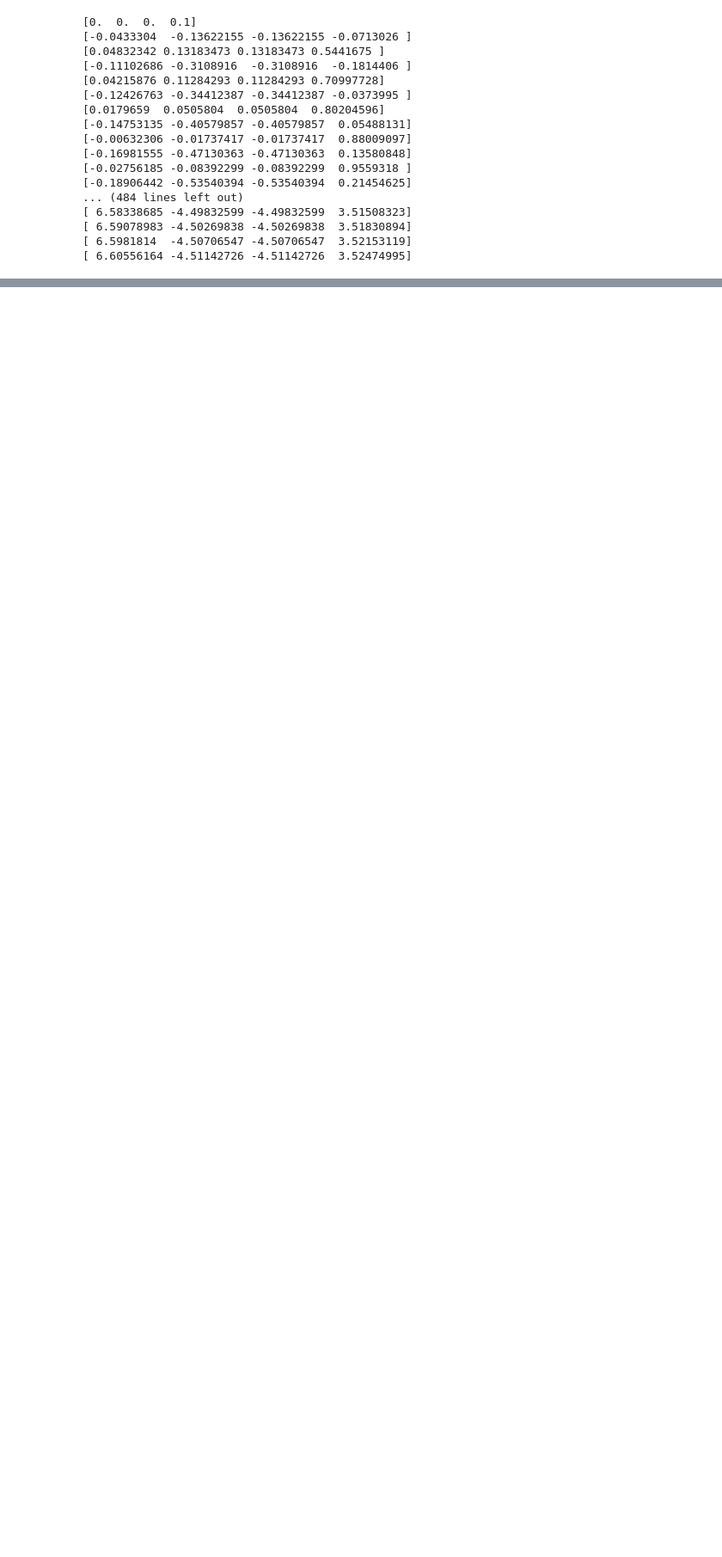
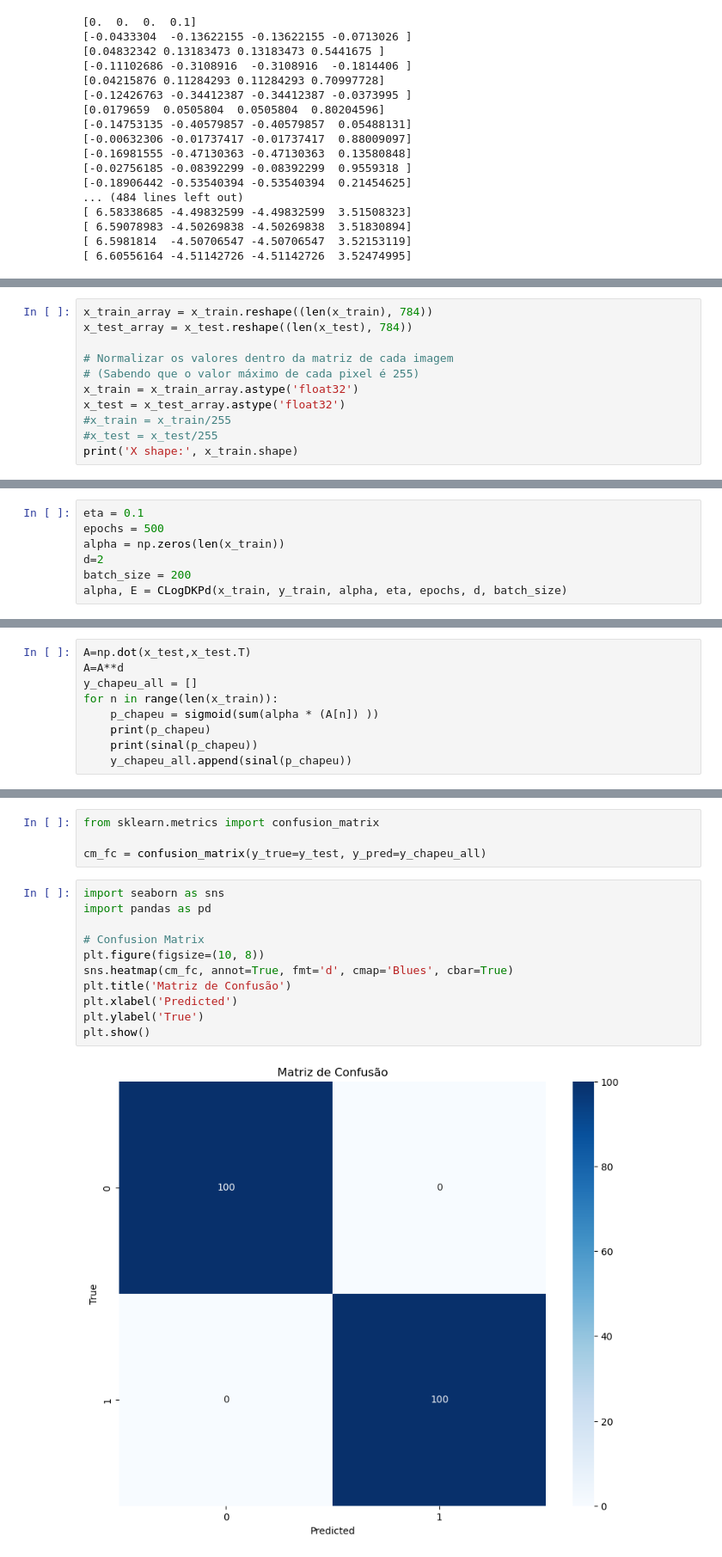
Before and after one commit to GuiSSMartins/OML-MMC, a Jupyter notebook: CLogPKd_MGmB.ipynb, the cells around one changed output, grey strips where cells are left out. Shown at 86% size. Drawn from its saved outputs; the diff is of its cells as text; blank space fills up the shorter version.

```diff
--- a/CLogPKd_MGmB.ipynb
+++ b/CLogPKd_MGmB.ipynb
@@ -107,0 +154,11 @@ plt.show()
+# %%
+x_train_array = x_train.reshape((len(x_train), 784))
+x_test_array = x_test.reshape((len(x_test), 784))
+
+# Normalizar os valores dentro da matriz de cada imagem
+# (Sabendo que o valor máximo de cada pixel é 255)
+x_train = x_train_array.astype('float32')
+x_test = x_test_array.astype('float32')
+#x_train = x_train/255
+#x_test = x_test/255
+print('X shape:', x_train.shape)
@@ -107,0 +167,7 @@ plt.show()
+# %%
+eta = 0.1
+epochs = 500
+alpha = np.zeros(len(x_train))
+d=2
+batch_size = 200
+alpha, E = CLogDKPd(x_train, y_train, alpha, eta, epochs, d, batch_size)
@@ -107,0 +209,9 @@ plt.show()
+# %%
+A=np.dot(x_test,x_test.T)
+A=A**d
+y_chapeu_all = []
+for n in range(len(x_train)):
+    p_chapeu = sigmoid(sum(alpha * (A[n]) ))
+    print(p_chapeu)
+    print(sinal(p_chapeu))
+    y_chapeu_all.append(sinal(p_chapeu))
@@ -107,0 +240,17 @@ plt.show()
+# %%
+from sklearn.metrics import confusion_matrix
+
+cm_fc = confusion_matrix(y_true=y_test, y_pred=y_chapeu_all)
+# %%
+import seaborn as sns
+import pandas as pd
+
+# Confusion Matrix
+plt.figure(figsize=(10, 8))
+sns.heatmap(cm_fc, annot=True, fmt='d', cmap='Blues', cbar=True)
+plt.title('Matriz de Confusão')
+plt.xlabel('Predicted')
+plt.ylabel('True')
+plt.show()
+# %% [output]
+[figure, added]
```
Also changed, not shown: parts of 11 cells of this notebook.
